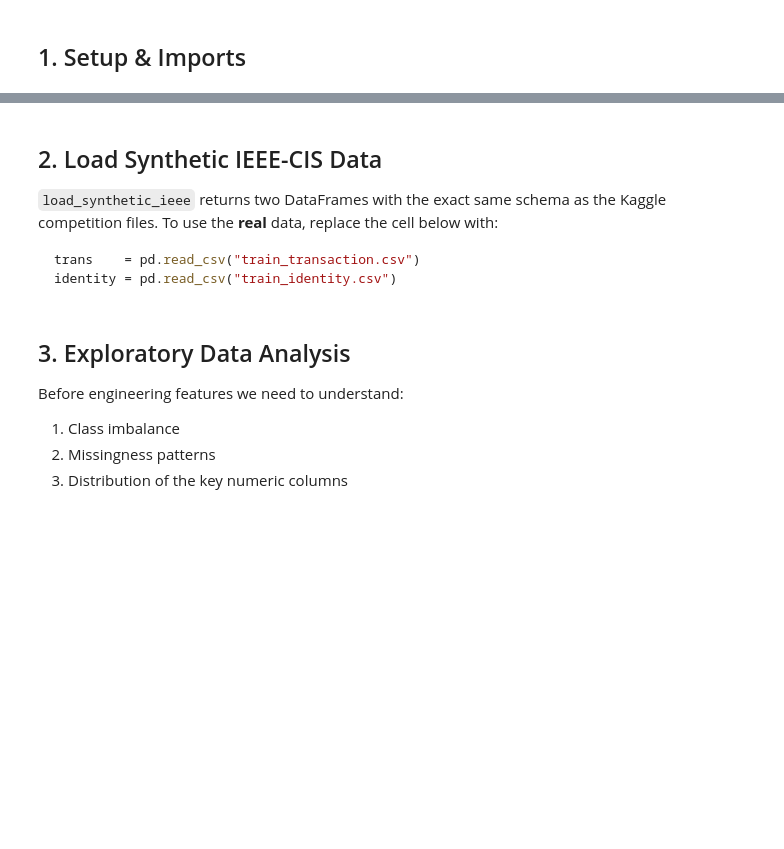
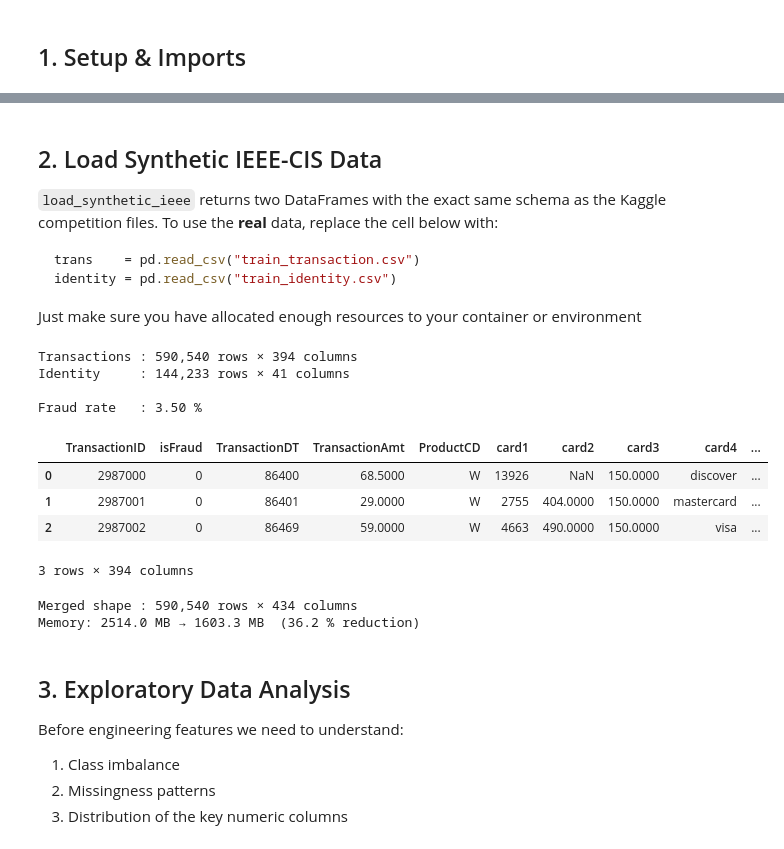
Before and after one commit to william-coronado/machine_learning_sample, a Jupyter notebook: ieee_cis_feature_engineering.ipynb, the cells around one changed output, grey strips where cells are left out. Drawn from its saved outputs; the diff is of its cells as text; code cells hidden in the pictures; blank space fills up the shorter version.

````diff
--- a/ieee_cis_feature_engineering.ipynb
+++ b/ieee_cis_feature_engineering.ipynb
@@ -90,13 +92,26 @@ To use the **real** data, replace the cell below with:
 trans    = pd.read_csv("train_transaction.csv")
 identity = pd.read_csv("train_identity.csv")
 ```
+Just make sure you have allocated enough resources to your container or environment
 # %%
-trans, identity = load_synthetic_ieee(n_rows=150_000, seed=42)
+# trans, identity = load_synthetic_ieee(n_rows=150_000, seed=42)
+trans    = pd.read_csv("train_transaction.csv")
+identity = pd.read_csv("train_identity.csv")
 
 print(f"Transactions : {trans.shape[0]:,} rows × {trans.shape[1]} columns")
 print(f"Identity     : {identity.shape[0]:,} rows × {identity.shape[1]} columns")
 print(f"\nFraud rate   : {trans['isFraud'].mean() * 100:.2f} %")
 trans.head(3)
+# %% [output]
+Transactions : 590,540 rows × 394 columns
+Identity     : 144,233 rows × 41 columns
+
+Fraud rate   : 3.50 %
+|  | TransactionID | isFraud | TransactionDT | TransactionAmt | ProductCD | card1 | card2 | card3 | card4 | ... |
+| 0 | 2987000 | 0 | 86400 | 68.5000 | W | 13926 | NaN | 150.0000 | discover | ... |
+| 1 | 2987001 | 0 | 86401 | 29.0000 | W | 2755 | 404.0000 | 150.0000 | mastercard | ... |
+| 2 | 2987002 | 0 | 86469 | 59.0000 | W | 4663 | 490.0000 | 150.0000 | visa | ... |
+3 rows × 394 columns
 # %%
 # Merge identity on TransactionID (left join — most approaches merge here)
 df = trans.merge(identity, on="TransactionID", how="left")
@@ -104,6 +119,9 @@ print(f"Merged shape : {df.shape[0]:,} rows × {df.shape[1]} columns")
 
 # Downcast dtypes immediately to reduce RAM
 df = reduce_mem_usage(df)
+# %% [output]
+Merged shape : 590,540 rows × 434 columns
+Memory: 2514.0 MB → 1603.3 MB  (36.2 % reduction)
 # %% [markdown]
 ## 3. Exploratory Data Analysis
 
````
Also changed, not shown: parts of 23 cells of this notebook, 2 other files.
